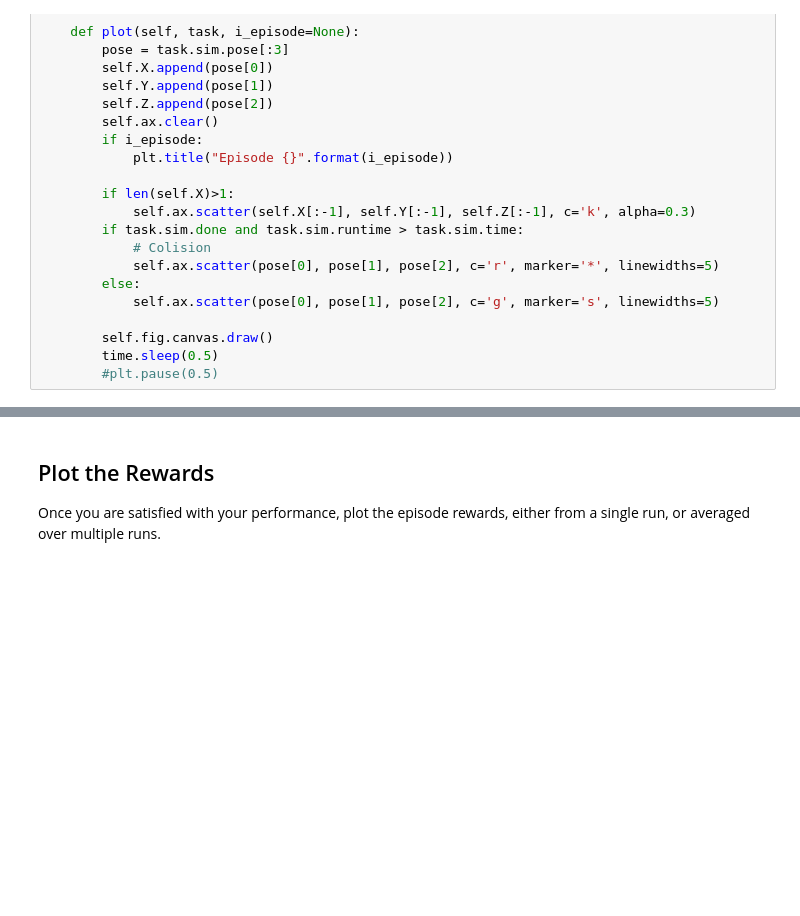
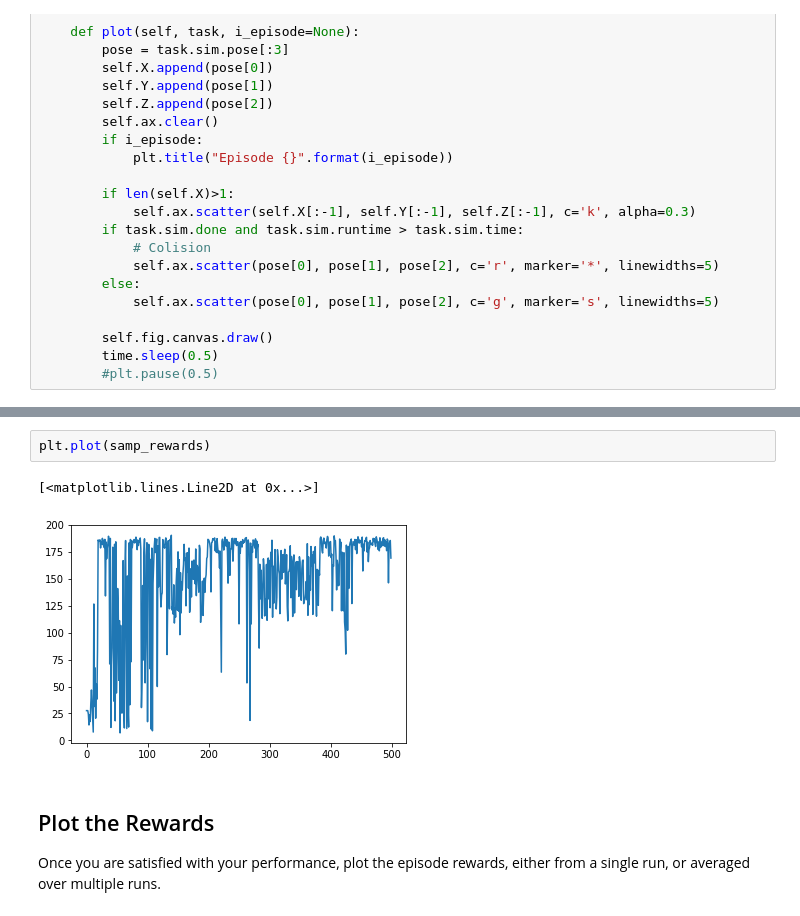
Before and after one commit to jacquesmats/rl-quadcopter, a Jupyter notebook: Quadcopter_Project.ipynb, the cells around one changed output, grey strips where cells are left out. Saved outputs shown, nothing was run; the diff lists cells and outputs as text; blank space fills up the shorter version.

```diff
--- a/Quadcopter_Project.ipynb
+++ b/Quadcopter_Project.ipynb
@@ -320,3 +323,8 @@ with open(file_output, 'w') as csvfile:
+# %%
+plt.plot(samp_rewards)
+# %% [output]
+[<matplotlib.lines.Line2D at 0x...>]
+[figure, added]
 # %% [markdown]
 ## Plot the Rewards
 
```
Also changed, not shown: parts of 6 cells of this notebook, 1 other file.
